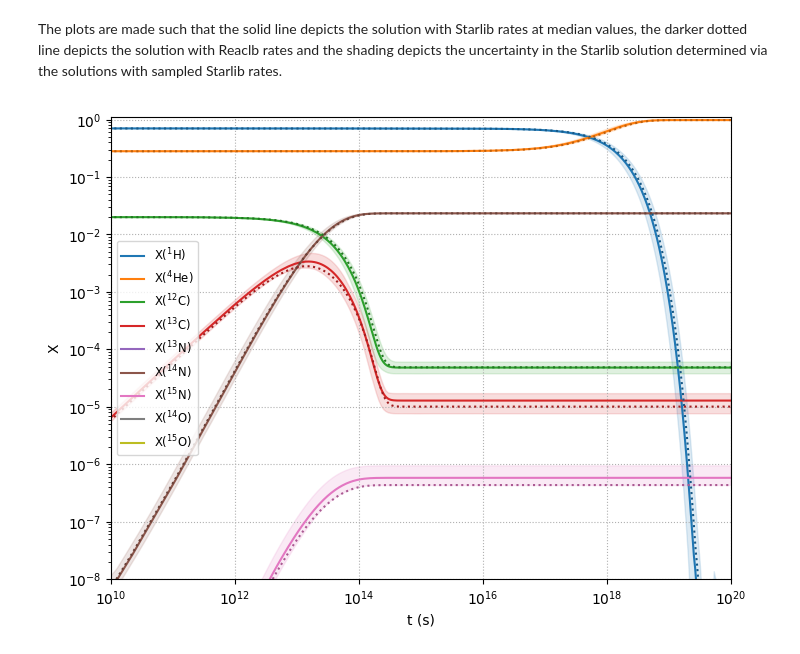
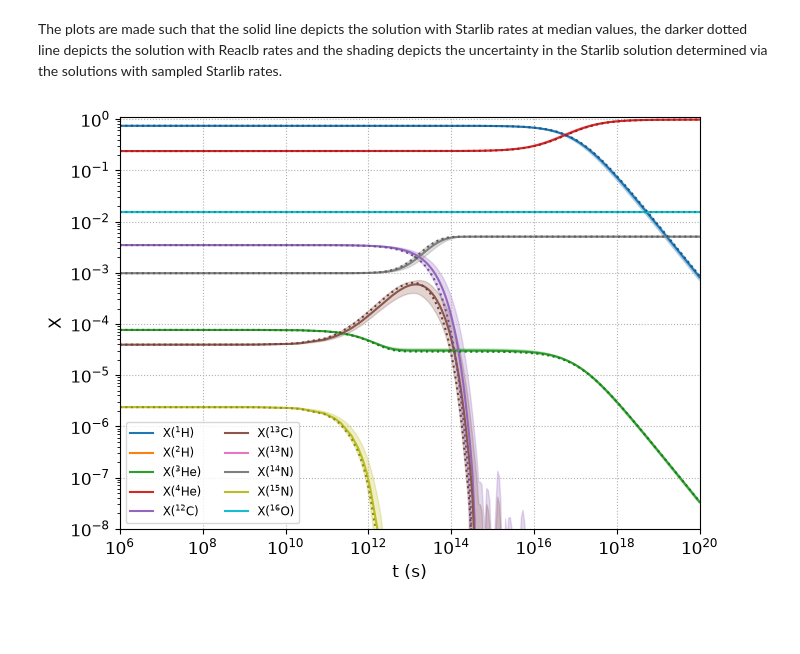
Before and after one commit to pynucastro/pynucastro3.0-paper-notebooks, a Jupyter notebook: new_rates/starlib-rates.ipynb, the cells around one changed output. Drawn from its saved outputs; the diff is of its cells as text; code cells hidden in the pictures; blank space fills up the shorter version.

Commit message:
change starlib integration example to init with solar comp

```diff
--- a/new_rates/starlib-rates.ipynb
+++ b/new_rates/starlib-rates.ipynb
@@ -30,6 +19,9 @@ Then, we are ready to integrate.
+# %%
+lib = sl.linking_nuclei(nuc)
+net = pyna.PythonNetwork(libraries=[lib])
 # %%
 tmax = 1.e20
-sol_median = net.integrate_network(tmax, rho, T, Y0, atol=1.e-8)
+sol_median = net.integrate_network(tmax, rho, T, comp, atol=1.e-8)
 # %% [markdown]
 A `PythonNetwork` is a subclass of `RateCollection`, so we can repeatedly resample the existing network, integrate, and store each solution for visualization.
 # %%
@@ -38,17 +30,17 @@ np.random.seed(6789)
 # %%
-nsamples=20
+nsamples=25
 sampled_sols = []
 for seed in np.random.randint(0, 10000, size=nsamples):
     net.resample(seed=seed)
-    sol = net.integrate_network(tmax, rho, T, Y0, atol=1.e-8)
+    sol = net.integrate_network(tmax, rho, T, comp, atol=1.e-8)
     sampled_sols.append(sol)
 # %% [markdown]
 As mentioned, we integrate the same network with Reaclib rates for comparison.
 # %%
 rl = pyna.ReacLibLibrary()
-lib = rl.linking_nuclei(nuclei)
+lib = rl.linking_nuclei(nuc)
 rnet = pyna.PythonNetwork(libraries=lib)
-sol_reaclib = net.integrate_network(tmax, rho, T, Y0, atol=1.e-8)
+sol_reaclib = net.integrate_network(tmax, rho, T, comp, atol=1.e-8)
 # %% [markdown]
 # Visualization of Results
 # %% [markdown]
@@ -76,29 +68,34 @@ The plots are made such that the solid line depicts the solution with Starlib ra
 # %%
 #Provides a darker shade for reaclib
 def darken(color):
     rgb = mcolors.to_rgb(color)
     return tuple(c * 0.75 for c in rgb)
 
 
 fig, ax = plt.subplots()
 
 for i, nuc in enumerate(sol_median.unique_nuclei):
-    ax.fill_between(ts, X_min[i, :], X_max[i, :], color=f"C{i}", alpha=0.15)
+    ax.fill_between(ts, X_min[i, :], X_max[i, :], color=f"C{i}", alpha=0.25)
 
 for i, nuc in enumerate(sol_median.unique_nuclei):
     label = f"X$({nuc.pretty})$"
     ax.loglog(sol_median.t, sol_median.X[i, :], label=label, color=f"C{i}")
 
 for i, nuc in enumerate(sol_reaclib.unique_nuclei):
     ax.loglog(sol_reaclib.t, sol_reaclib.X[i, :], color=darken(f"C{i}"), linestyle=":")
 
-ax.set_xlim(1.e10, 1.e20)
+ax.set_xlim(1.e6, 1.e20)
 ax.set_ylim(1.e-8, 1.1)
 
-ax.legend(fontsize="small")
 ax.grid(ls=":")
-ax.set_xlabel("t (s)")
-ax.set_ylabel("X")
-fig.set_size_inches((8, 6))
+ax.set_xlabel("t (s)", fontsize=12)
+ax.set_ylabel("X", fontsize=12)
+ax.tick_params(axis='both', labelsize=12)
+
+
+ax.legend(fontsize="small", loc='lower left', ncol=2)
+fig.set_size_inches((7, 5))
+fig.tight_layout()
+fig.savefig("starlib-integration-example.pdf", format="pdf", bbox_inches="tight")
 # %% [output]
-[figure, old version]
+[figure, new version]
```
Also changed, not shown: parts of 9 cells of this notebook.
